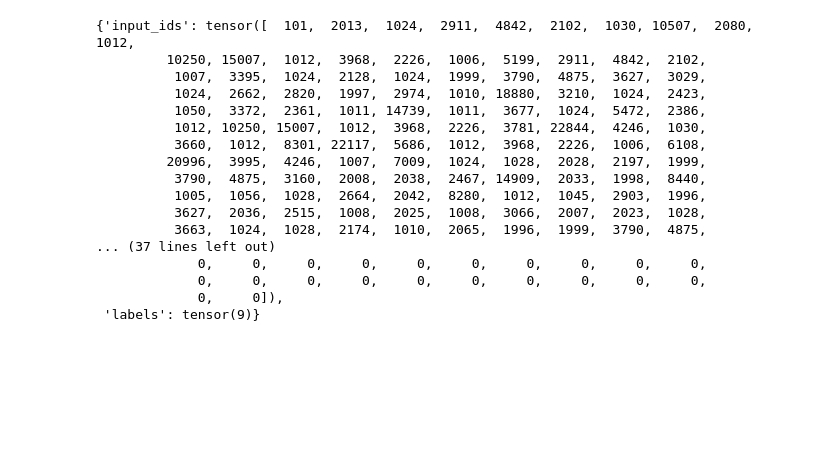
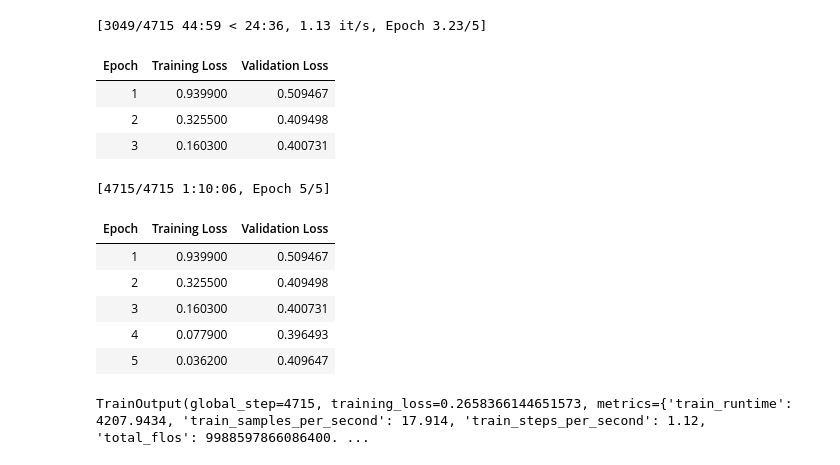
Before and after one commit to hanruiyao163/dl-learn, a Jupyter notebook: nlp/classification/bert.ipynb, the cells around one changed output. Drawn from its saved outputs; the diff is of its cells as text; code cells hidden in the pictures; blank space fills up the shorter version.

```diff
--- a/nlp/classification/bert.ipynb
+++ b/nlp/classification/bert.ipynb
@@ -30,5 +31,12 @@ class NewsDataset(torch.utils.data.Dataset):
+# %%
+from datasets import Dataset, DatasetDict
+
+train_dataset = Dataset.from_dict({"text": train_texts, "label": train_labels})
+test_dataset = Dataset.from_dict({"text": test_texts, "label": test_labels})
+
+datasets = DatasetDict({"train": train_dataset, "test": test_dataset})
 # %%
-model_name = 'bert-base-uncased'
-tokenizer = BertTokenizer.from_pretrained(model_name)
-model = AutoModelForSequenceClassification.from_pretrained(model_name, num_labels=len(newsgroups.target_names))
+model_name = "distilbert-base-uncased"
+tokenizer = AutoTokenizer.from_pretrained(model_name)
+model = AutoModelForSequenceClassification.from_pretrained(model_name, num_labels=20)
 # %% [output]
@@ -60,20 +50,6 @@ test_dataset = NewsDataset(X_test, y_test, tokenizer)
-# %%
-test_dataset[0]
-# %% [output]
-{'input_ids': tensor([  101,  2013,  1024,  2911,  4842,  2102,  1030, 10507,  2080,  1012,
-         10250, 15007,  1012,  3968,  2226,  1006,  5199,  2911,  4842,  2102,
-          1007,  3395,  1024,  2128,  1024,  1999,  3790,  4875,  3627,  3029,
-          1024,  2662,  2820,  1997,  2974,  1010, 18880,  3210,  1024,  2423,
-          1050,  3372,  2361,  1011, 14739,  1011,  3677,  1024,  5472,  2386,
-          1012, 10250, 15007,  1012,  3968,  2226,  3781, 22844,  4246,  1030,
-          3660,  1012,  8301, 22117,  5686,  1012,  3968,  2226,  1006,  6108,
-         20996,  3995,  4246,  1007,  7009,  1024,  1028,  2028,  2197,  1999,
-          3790,  4875,  3160,  2008,  2038,  2467, 14909,  2033,  1998,  8440,
-          1005,  1056,  1028,  2664,  2042,  8280,  1012,  1045,  2903,  1996,
-          3627,  2036,  2515,  1008,  2025,  1008,  3066,  2007,  2023,  1028,
-          3663,  1024,  1028,  2174,  1010,  2065,  1996,  1999,  3790,  4875,
-... (37 lines left out)
-             0,     0,     0,     0,     0,     0,     0,     0,     0,     0,
-             0,     0,     0,     0,     0,     0,     0,     0,     0,     0,
-             0,     0]),
- 'labels': tensor(9)}
+# %%
+def preprocess_function(examples):
+    return tokenizer(examples["text"], truncation=True, padding="max_length")
+
+
+tokenized_datasets = datasets.map(preprocess_function, batched=True)
@@ -80,23 +58,34 @@ test_dataset[0]
 # %%
-from networkx import davis_southern_women_graph
-
-
 training_args = TrainingArguments(
-    output_dir="./output",
+    output_dir="./results",
+    eval_strategy="epoch",
+    learning_rate=1e-4,
     per_device_train_batch_size=16,
-    per_device_eval_batch_size=32,
-    num_train_epochs=3,
-    logging_dir='./logs',
-    logging_steps=10,
-    save_steps=20,
-    eval_strategy="steps",
-    eval_steps=10,
+    per_device_eval_batch_size=16,
+    num_train_epochs=5,
     weight_decay=0.01,
 )
 
 trainer = Trainer(
     model=model,
     args=training_args,
-    train_dataset=train_dataset,
-    eval_dataset=test_dataset,
+    train_dataset=tokenized_datasets["train"],
+    eval_dataset=tokenized_datasets["test"],
+    tokenizer=tokenizer,
 )
+
+trainer.train()
+# %% [output]
+[3049/4715 44:59 < 24:36, 1.13 it/s, Epoch 3.23/5]
+| Epoch | Training Loss | Validation Loss |
+| 1 | 0.939900 | 0.509467 |
+| 2 | 0.325500 | 0.409498 |
+| 3 | 0.160300 | 0.400731 |
+[4715/4715 1:10:06, Epoch 5/5]
+| Epoch | Training Loss | Validation Loss |
+| 1 | 0.939900 | 0.509467 |
+| 2 | 0.325500 | 0.409498 |
+| 3 | 0.160300 | 0.400731 |
+| 4 | 0.077900 | 0.396493 |
+| 5 | 0.036200 | 0.409647 |
+TrainOutput(global_step=4715, training_loss=0.2658366144651573, metrics={'train_runtime': 4207.9434, 'train_samples_per_second': 17.914, 'train_steps_per_second': 1.12, 'total_flos': 9988597866086400. ...
```
Also changed, not shown: parts of 11 cells of this notebook.
